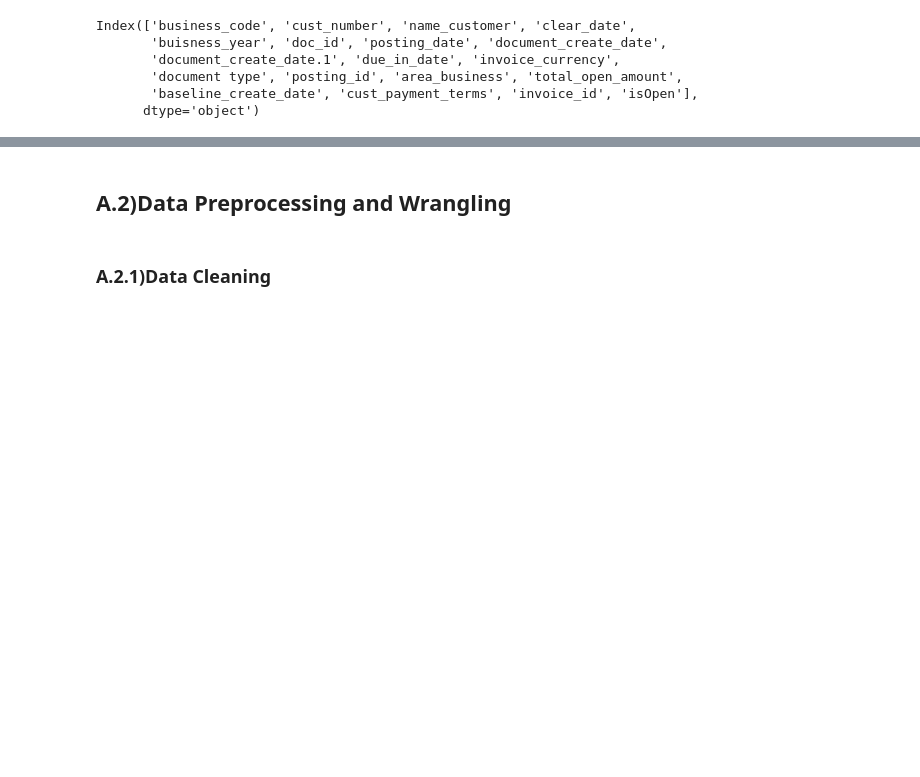
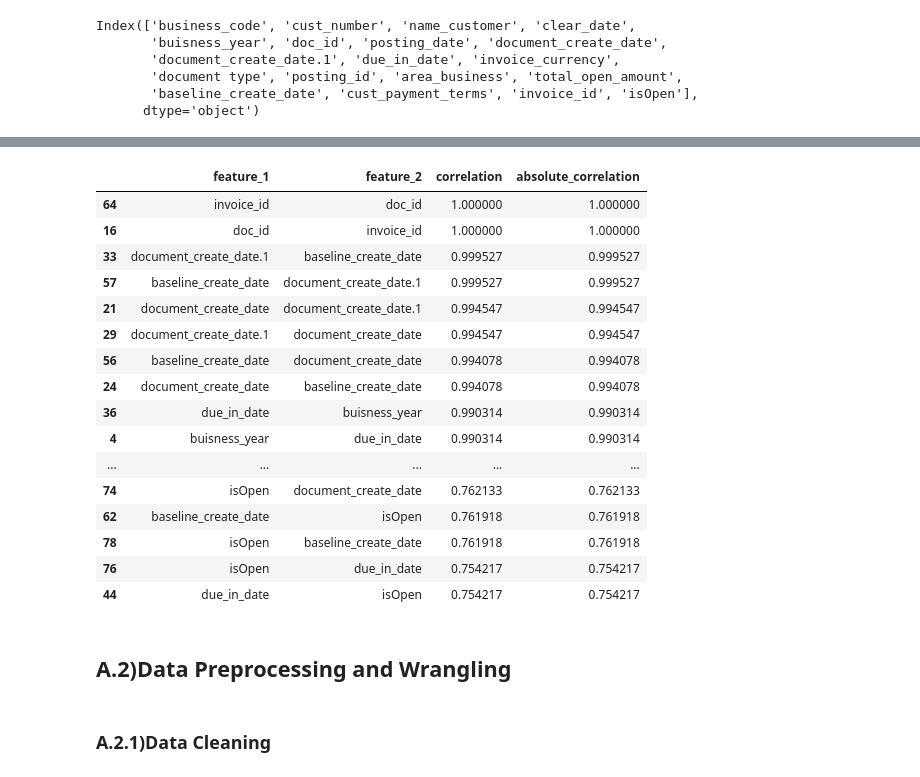
Before and after one commit to EwaltsJ/cf_copilot, a Jupyter notebook: notebooks/preprocessing_sai.ipynb, the cells around one changed output, grey strips where cells are left out. Drawn from its saved outputs; the diff is of its cells as text; code cells hidden in the pictures; blank space fills up the shorter version.

```diff
--- a/notebooks/preprocessing_sai.ipynb
+++ b/notebooks/preprocessing_sai.ipynb
@@ -143,3 +208,33 @@ invoice_currency -> USD,CAD
+# %%
+ # Convert the correlation matrix into a DataFrame
+corr_df = correlation_matrix.stack().reset_index()
+# Rename the columns
+corr_df.columns = ['feature_1','feature_2', 'correlation']
+# Remove "self correlations"
+no_self_correlation = (corr_df['feature_1'] != corr_df['feature_2'])
+corr_df = corr_df[no_self_correlation]
+# Compute the absolute correlation
+corr_df['absolute_correlation'] = np.abs(corr_df['correlation'])
+# Show the top 5 most correlated pairs of feature
+corr_df.sort_values(by="absolute_correlation", ascending=False).head(5*6)
+# %% [output]
+|  | feature_1 | feature_2 | correlation | absolute_correlation |
+| 64 | invoice_id | doc_id | 1.000000 | 1.000000 |
+| 16 | doc_id | invoice_id | 1.000000 | 1.000000 |
+| 33 | document_create_date.1 | baseline_create_date | 0.999527 | 0.999527 |
+| 57 | baseline_create_date | document_create_date.1 | 0.999527 | 0.999527 |
+| 21 | document_create_date | document_create_date.1 | 0.994547 | 0.994547 |
+| 29 | document_create_date.1 | document_create_date | 0.994547 | 0.994547 |
+| 56 | baseline_create_date | document_create_date | 0.994078 | 0.994078 |
+| 24 | document_create_date | baseline_create_date | 0.994078 | 0.994078 |
+| 36 | due_in_date | buisness_year | 0.990314 | 0.990314 |
+| 4 | buisness_year | due_in_date | 0.990314 | 0.990314 |
+| ... | ... | ... | ... | ... |
+| 74 | isOpen | document_create_date | 0.762133 | 0.762133 |
+| 62 | baseline_create_date | isOpen | 0.761918 | 0.761918 |
+| 78 | isOpen | baseline_create_date | 0.761918 | 0.761918 |
+| 76 | isOpen | due_in_date | 0.754217 | 0.754217 |
+| 44 | due_in_date | isOpen | 0.754217 | 0.754217 |
 # %% [markdown]
 ## A.2)Data Preprocessing and Wrangling
 # %% [markdown]
```
Also changed, not shown: parts of 28 cells of this notebook.
